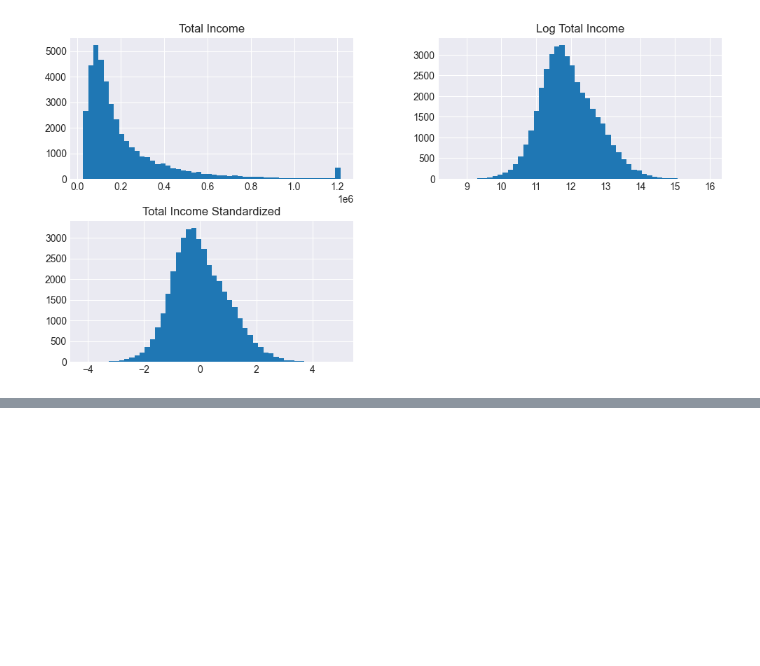
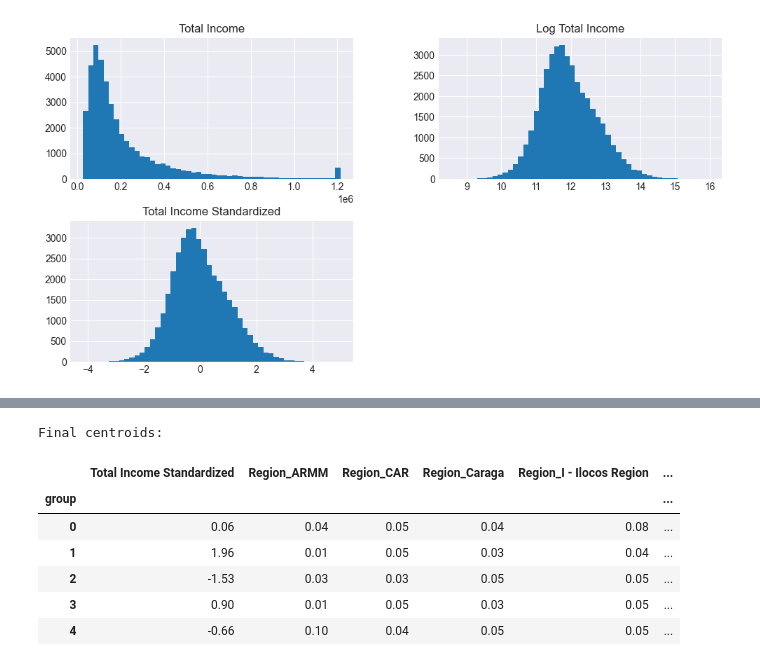
Before and after one commit to definitelyliz/CSMODEL-Phase-1, a Jupyter notebook: CSMODEL Phase 1.ipynb, the cells around one changed output, grey strips where cells are left out. Saved outputs shown, nothing was run; the diff lists cells and outputs as text; code cells hidden in the pictures; blank space fills up the shorter version.

```diff
--- a/CSMODEL Phase 1.ipynb
+++ b/CSMODEL Phase 1.ipynb
@@ -1130,0 +1153,5 @@ plt.show()
+# %%
+region_columns = [col for col in kmeans_df.columns if 'Region' in col]
+data = kmeans_df[['Total Income Standardized'] + region_columns]
+data[region_columns] = data[region_columns].astype(int)
+data.head()
@@ -1130,0 +1219,12 @@ plt.show()
+# %%
+print("\nFinal centroids:")
+kmeans.centroids
+# %% [output]
+Final centroids:
+|  | Total Income Standardized | Region_ARMM | Region_CAR | Region_Caraga | Region_I - Ilocos Region | ... |
+| group |  |  |  |  |  | ... |
+| 0 | 0.06 | 0.04 | 0.05 | 0.04 | 0.08 | ... |
+| 1 | 1.96 | 0.01 | 0.05 | 0.03 | 0.04 | ... |
+| 2 | -1.53 | 0.03 | 0.03 | 0.05 | 0.05 | ... |
+| 3 | 0.90 | 0.01 | 0.05 | 0.03 | 0.05 | ... |
+| 4 | -0.66 | 0.10 | 0.04 | 0.05 | 0.05 | ... |
```
Also changed, not shown: parts of 17 cells of this notebook.
